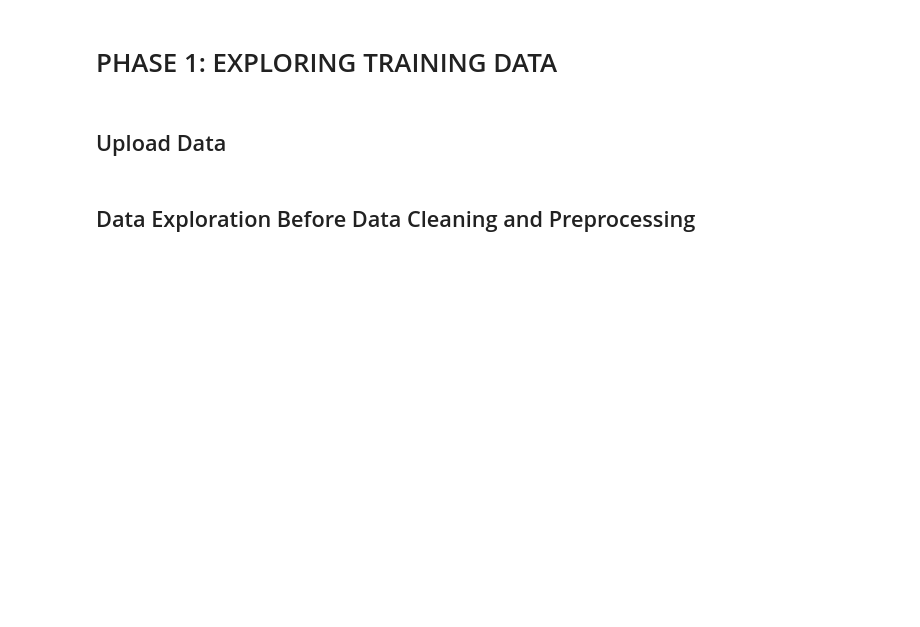
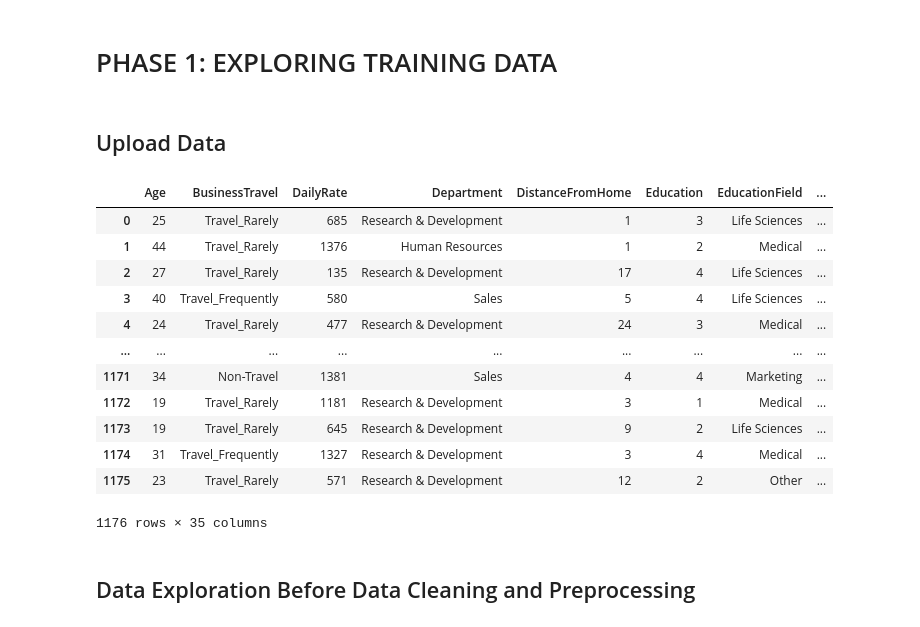
Before and after one commit to gudiseva/IIT_Madras_Shaastra, a Jupyter notebook: Shaastra ML - HR Analytics Attrition Rate.ipynb, the cells around one changed output. Drawn from its saved outputs; the diff is of its cells as text; code cells hidden in the pictures; blank space fills up the shorter version.

```diff
--- a/Shaastra ML - HR Analytics Attrition Rate.ipynb
+++ b/Shaastra ML - HR Analytics Attrition Rate.ipynb
@@ -124,12 +124,27 @@ def missing_cols(df):
 # %% [markdown]
 ## Upload Data
 # %%
-df = pd.read_csv(r"F:\Shaastra Workshop\Data Sprint 56 HR Analytics\Attrition_training_data.csv")
+# df = pd.read_csv(r"F:\Shaastra Workshop\Data Sprint 56 HR Analytics\Attrition_training_data.csv")
+df = pd.read_csv(r"https://raw.githubusercontent.com/gudiseva/IIT_Madras_Shaastra/main/Attrition_training_data.csv")
 df
 
 # df = df.sample(frac = 0.1)    ## Remove comment if you want to use this line
                                 ## If dataset is huge (more than 1,00,000 rows, take sample data for validation purpose.
                                 ## frac = 0.1 means 10 % data is used)
+# %% [output]
+|  | Age | BusinessTravel | DailyRate | Department | DistanceFromHome | Education | EducationField | ... |
+| 0 | 25 | Travel_Rarely | 685 | Research & Development | 1 | 3 | Life Sciences | ... |
+| 1 | 44 | Travel_Rarely | 1376 | Human Resources | 1 | 2 | Medical | ... |
+| 2 | 27 | Travel_Rarely | 135 | Research & Development | 17 | 4 | Life Sciences | ... |
+| 3 | 40 | Travel_Frequently | 580 | Sales | 5 | 4 | Life Sciences | ... |
+| 4 | 24 | Travel_Rarely | 477 | Research & Development | 24 | 3 | Medical | ... |
+| ... | ... | ... | ... | ... | ... | ... | ... | ... |
+| 1171 | 34 | Non-Travel | 1381 | Sales | 4 | 4 | Marketing | ... |
+| 1172 | 19 | Travel_Rarely | 1181 | Research & Development | 3 | 1 | Medical | ... |
+| 1173 | 19 | Travel_Rarely | 645 | Research & Development | 9 | 2 | Life Sciences | ... |
+| 1174 | 31 | Travel_Frequently | 1327 | Research & Development | 3 | 4 | Medical | ... |
+| 1175 | 23 | Travel_Rarely | 571 | Research & Development | 12 | 2 | Other | ... |
+1176 rows × 35 columns
 # %% [markdown]
 ## Data Exploration Before Data Cleaning and Preprocessing
 # %% [markdown]
```
Also changed, not shown: parts of 36 cells of this notebook.
